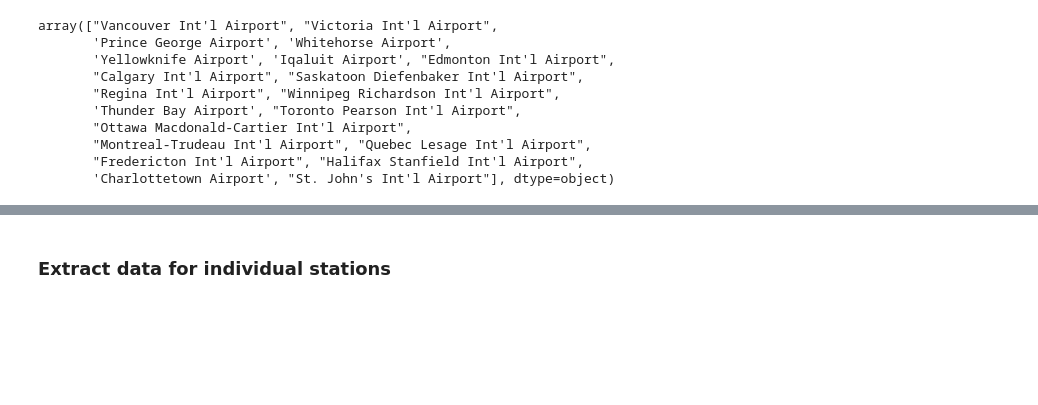
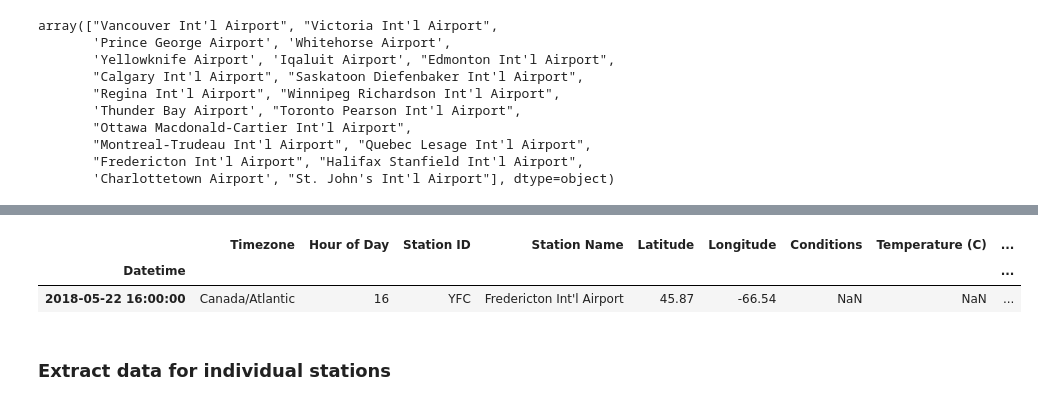
Before and after one commit to jenfly/pydata-intro-workshop, a Jupyter notebook: data-wrangling/More Weather Data Wrangling.ipynb, the cells around one changed output, grey strips where cells are left out. Cells and saved outputs as stored; diff of their text form; code cells hidden in the pictures; blank space fills up the shorter version.

```diff
--- a/data-wrangling/More Weather Data Wrangling.ipynb
+++ b/data-wrangling/More Weather Data Wrangling.ipynb
@@ -110,3 +122,10 @@ df_all[df_all['Conditions'] == 'Light Snow']
+# %%
+conditions_missing = df_all['Conditions'].isnull()
+df_all[conditions_missing]
+# %% [output]
+|  | Timezone | Hour of Day | Station ID | Station Name | Latitude | Longitude | Conditions | Temperature (C) | ... |
+| Datetime |  |  |  |  |  |  |  |  | ... |
+| 2018-05-22 16:00:00 | Canada/Atlantic | 16 | YFC | Fredericton Int'l Airport | 45.87 | -66.54 | NaN | NaN | ... |
 # %% [markdown]
 ### Extract data for individual stations
 # %%
```
Also changed, not shown: parts of 6 cells of this notebook, 7 other files.
